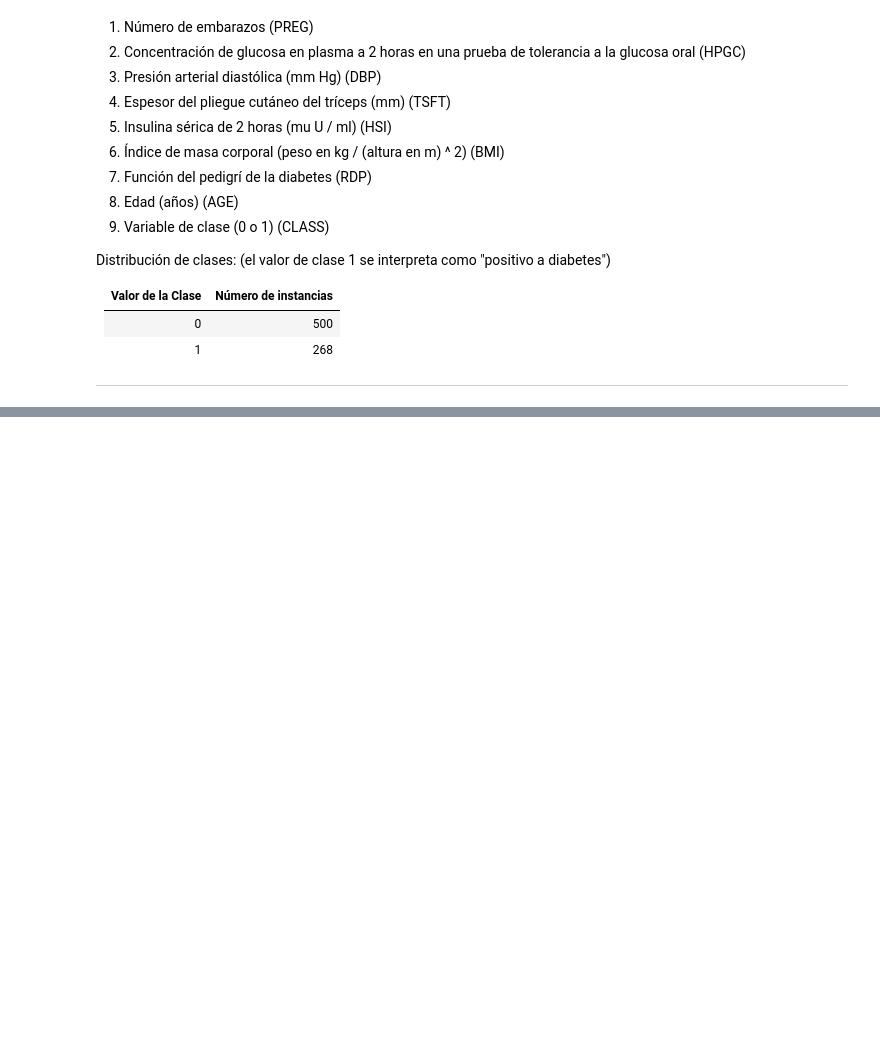
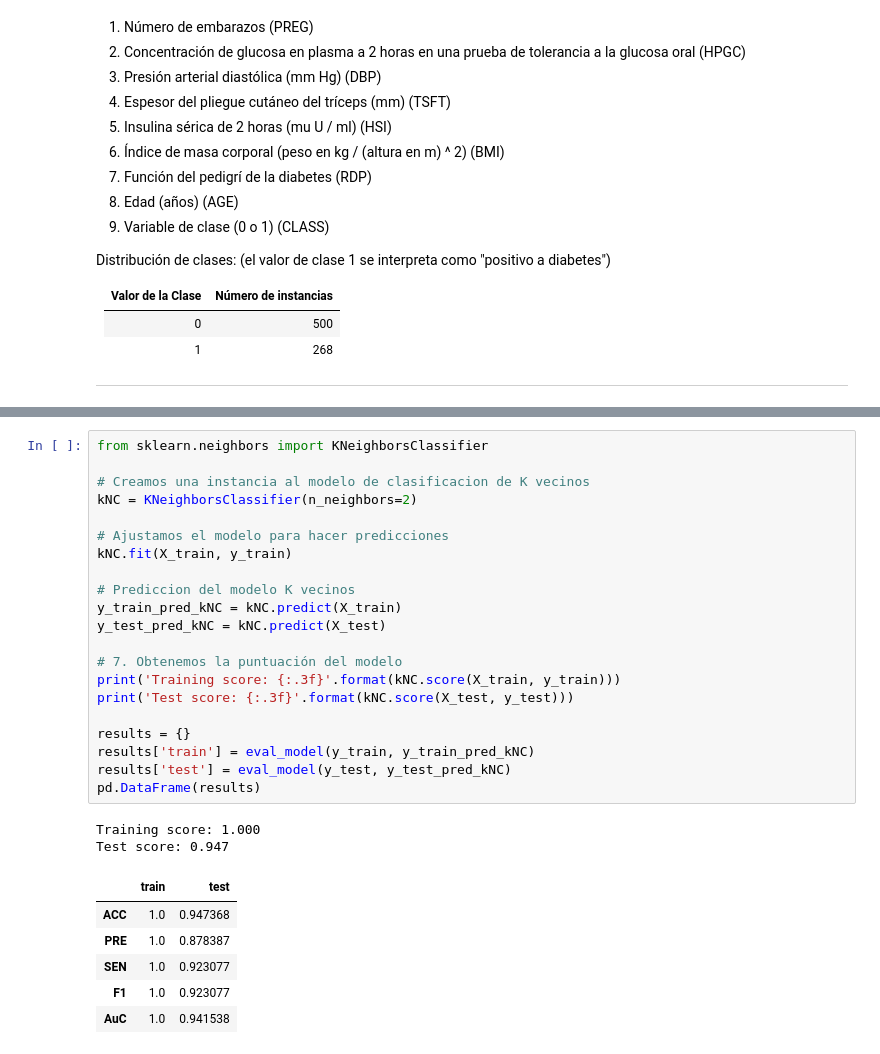
Before and after one commit to jesolisp/Curso-Introduccion-Aprendizaje-Automatico, a Jupyter notebook: docs/JESP_03_Modelos_clasificacion.ipynb, the cells around one changed output, grey strips where cells are left out. Saved outputs shown, nothing was run; the diff lists cells and outputs as text; blank space fills up the shorter version.

```diff
--- a/docs/JESP_03_Modelos_clasificacion.ipynb
+++ b/docs/JESP_03_Modelos_clasificacion.ipynb
@@ -382,0 +407,30 @@ Distribución de clases: (el valor de clase 1 se interpreta como "positivo a dia
+# %%
+from sklearn.neighbors import KNeighborsClassifier
+
+# Creamos una instancia al modelo de clasificacion de K vecinos
+kNC = KNeighborsClassifier(n_neighbors=2)
+
+# Ajustamos el modelo para hacer predicciones
+kNC.fit(X_train, y_train)
+
+# Prediccion del modelo K vecinos
+y_train_pred_kNC = kNC.predict(X_train)
+y_test_pred_kNC = kNC.predict(X_test)
+
+# 7. Obtenemos la puntuación del modelo
+print('Training score: {:.3f}'.format(kNC.score(X_train, y_train)))
+print('Test score: {:.3f}'.format(kNC.score(X_test, y_test)))
+
+results = {}
+results['train'] = eval_model(y_train, y_train_pred_kNC)
+results['test'] = eval_model(y_test, y_test_pred_kNC)
+pd.DataFrame(results)
+# %% [output]
+Training score: 1.000
+Test score: 0.947
+|  | train | test |
+| ACC | 1.0 | 0.947368 |
+| PRE | 1.0 | 0.878387 |
+| SEN | 1.0 | 0.923077 |
+| F1 | 1.0 | 0.923077 |
+| AuC | 1.0 | 0.941538 |
```
Also changed, not shown: parts of 4 cells of this notebook, 3 other files.
